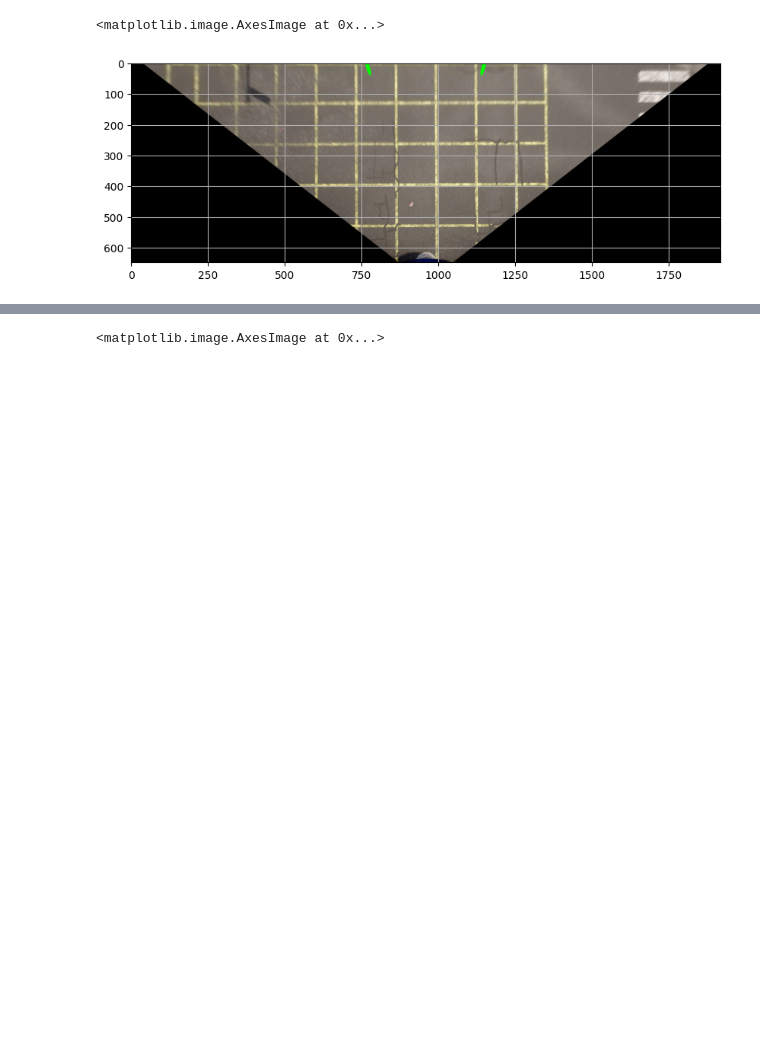
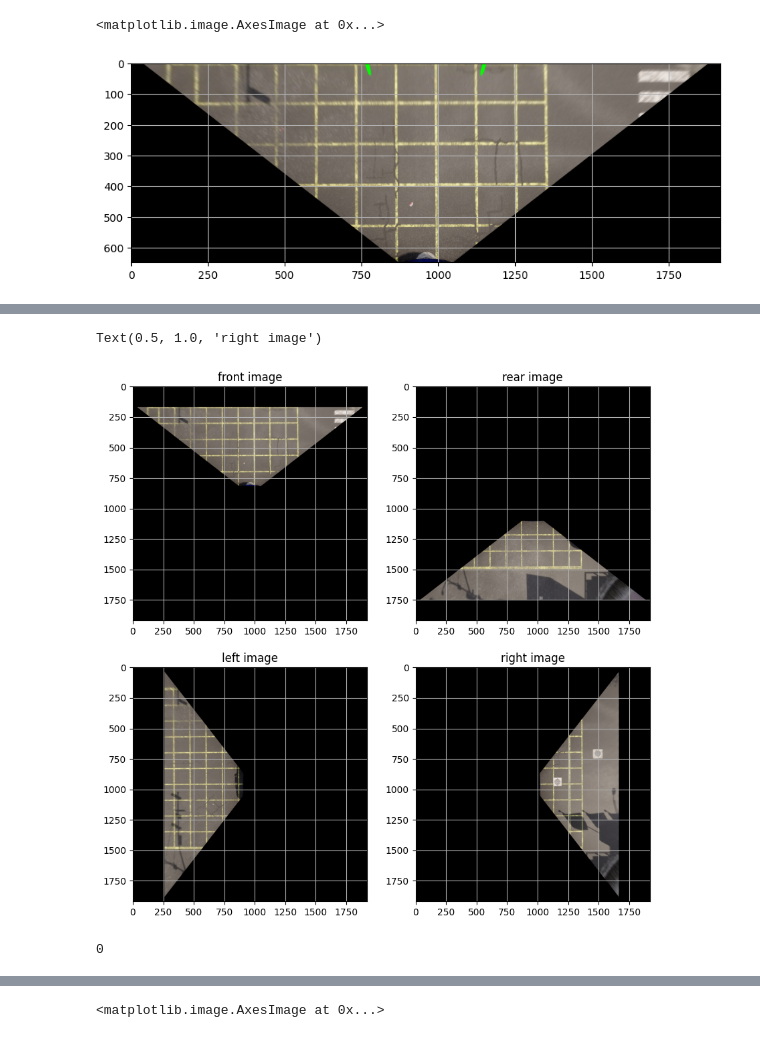
Before and after one commit to jinbeomjeong/surround_view, a Jupyter notebook: surround_view.ipynb, the cells around one changed output, grey strips where cells are left out. Drawn from its saved outputs; the diff is of its cells as text; code cells hidden in the pictures; blank space fills up the shorter version.

```diff
--- a/surround_view.ipynb
+++ b/surround_view.ipynb
@@ -115,0 +185,29 @@ for img_name, img in zip(dst_img_name_list, dst_img_list):
+# %%
+fig, axis = plt.subplots(nrows=2, ncols=2)
+fig.set_size_inches(10, 10)
+
+axis[0, 0].imshow(front_ext)
+axis[0, 0].grid()
+axis[0, 0].set_title('front image')
+
+axis[0, 1].imshow(rear_ext)
+axis[0, 1].grid()
+axis[0, 1].set_title('rear image')
+
+axis[1, 0].imshow(left_ext)
+axis[1, 0].grid()
+axis[1, 0].set_title('left image')
+
+axis[1, 1].imshow(right_ext)
+axis[1, 1].grid()
+axis[1, 1].set_title('right image')
+# %% [output]
+Text(0.5, 1.0, 'right image')
+[figure, added]
+# %%
+gray = cv2.cvtColor(front_ext, cv2.COLOR_BGR2GRAY)
+_, front_img_mask = cv2.threshold(gray, 1, 255, cv2.THRESH_BINARY)
+
+np.min(front_img_mask)
+# %% [output]
+0
```
Also changed, not shown: parts of 18 cells of this notebook, 1 other file.
